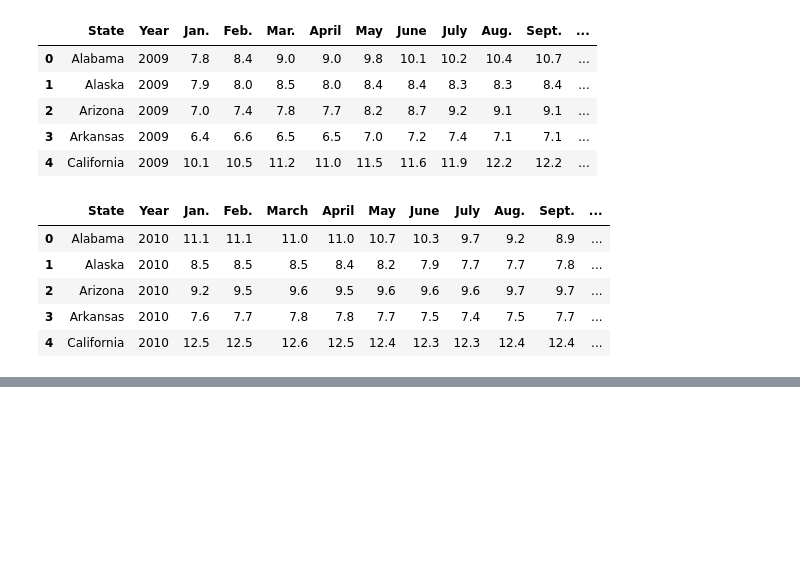
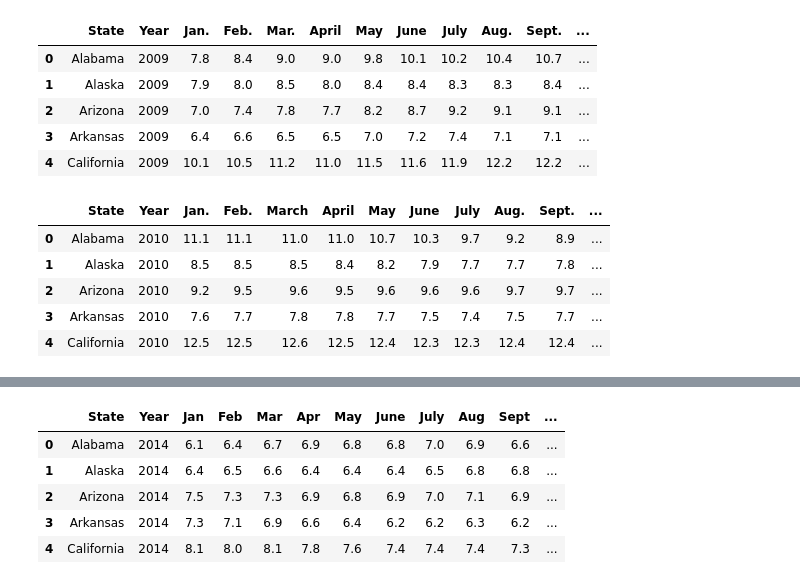
Before and after one commit to SnehaKellogg/Project1_Group5, a Jupyter notebook: unemployment csv/Merging Unemployment Data.ipynb, the cells around one changed output, grey strips where cells are left out. Cells and saved outputs as stored; diff of their text form; code cells hidden in the pictures; blank space fills up the shorter version.

```diff
--- a/unemployment csv/Merging Unemployment Data.ipynb
+++ b/unemployment csv/Merging Unemployment Data.ipynb
@@ -49,0 +75,12 @@ merge_table
+# %%
+# Creating Dataframe for 2014
+csv_path = "State_UI_2014.csv"
+unemployment14_df = pd.read_csv(csv_path)
+unemployment14_df.head()
+# %% [output]
+|  | State | Year | Jan | Feb | Mar | Apr | May | June | July | Aug | Sept | ... |
+| 0 | Alabama | 2014 | 6.1 | 6.4 | 6.7 | 6.9 | 6.8 | 6.8 | 7.0 | 6.9 | 6.6 | ... |
+| 1 | Alaska | 2014 | 6.4 | 6.5 | 6.6 | 6.4 | 6.4 | 6.4 | 6.5 | 6.8 | 6.8 | ... |
+| 2 | Arizona | 2014 | 7.5 | 7.3 | 7.3 | 6.9 | 6.8 | 6.9 | 7.0 | 7.1 | 6.9 | ... |
+| 3 | Arkansas | 2014 | 7.3 | 7.1 | 6.9 | 6.6 | 6.4 | 6.2 | 6.2 | 6.3 | 6.2 | ... |
+| 4 | California | 2014 | 8.1 | 8.0 | 8.1 | 7.8 | 7.6 | 7.4 | 7.4 | 7.4 | 7.3 | ... |
```
Also changed, not shown: parts of 18 cells of this notebook.
